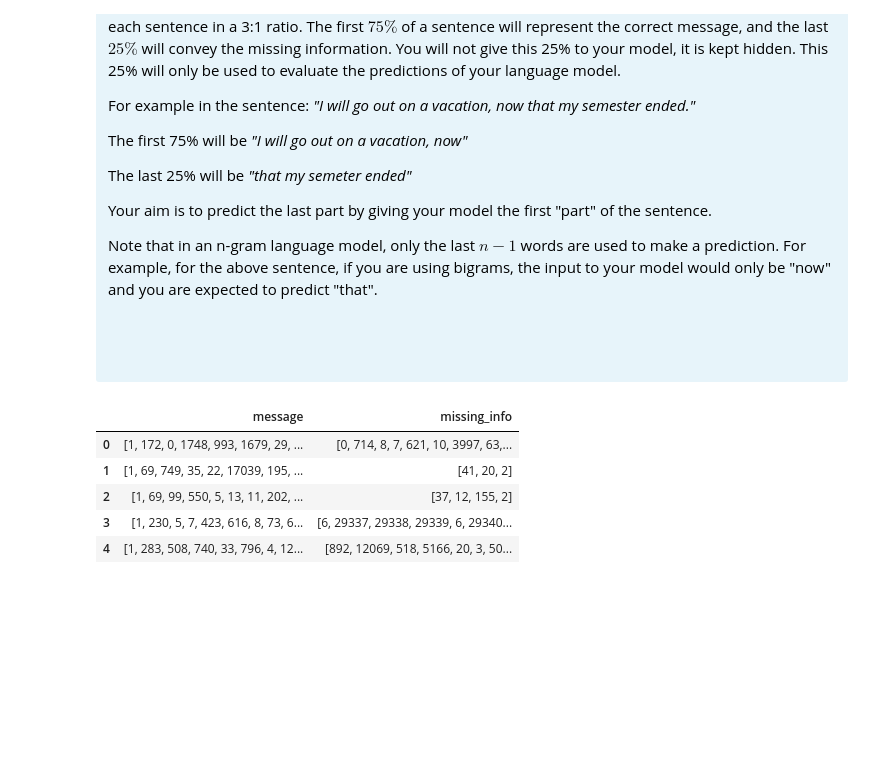
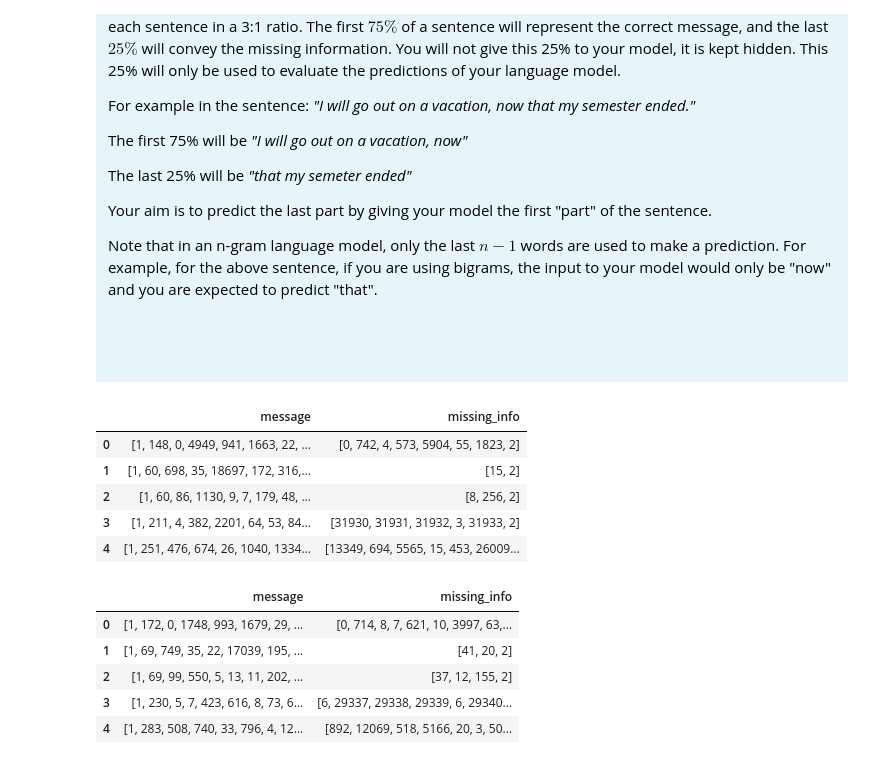
Before and after one commit to Manisha2297/DataAndBases, a Jupyter notebook: Homework1_Scaffold.ipynb, the cells around one changed output. Cells and saved outputs as stored; diff of their text form; code cells hidden in the pictures; blank space fills up the shorter version.

```diff
--- a/Homework1_Scaffold.ipynb
+++ b/Homework1_Scaffold.ipynb
@@ -609,6 +599,15 @@ def split_sent_df(df):
 df_val_tok1_split = split_sent_df(df_val_tok1)
 df_val_tok2_split = split_sent_df(df_val_tok2)
 df_val_tok3_split = split_sent_df(df_val_tok3)
+# %%
+df_val_tok2_split.head()
+# %% [output]
+|  | message | missing_info |
+| 0 | [1, 148, 0, 4949, 941, 1663, 22, ... | [0, 742, 4, 573, 5904, 55, 1823, 2] |
+| 1 | [1, 60, 698, 35, 18697, 172, 316,... | [15, 2] |
+| 2 | [1, 60, 86, 1130, 9, 7, 179, 48, ... | [8, 256, 2] |
+| 3 | [1, 211, 4, 382, 2201, 64, 53, 84... | [31930, 31931, 31932, 3, 31933, 2] |
+| 4 | [1, 251, 476, 674, 26, 1040, 1334... | [13349, 694, 5565, 15, 453, 26009... |
 # %%
 df_val_tok3_split.head()
 # %% [output]
```
Also changed, not shown: parts of 12 cells of this notebook.
